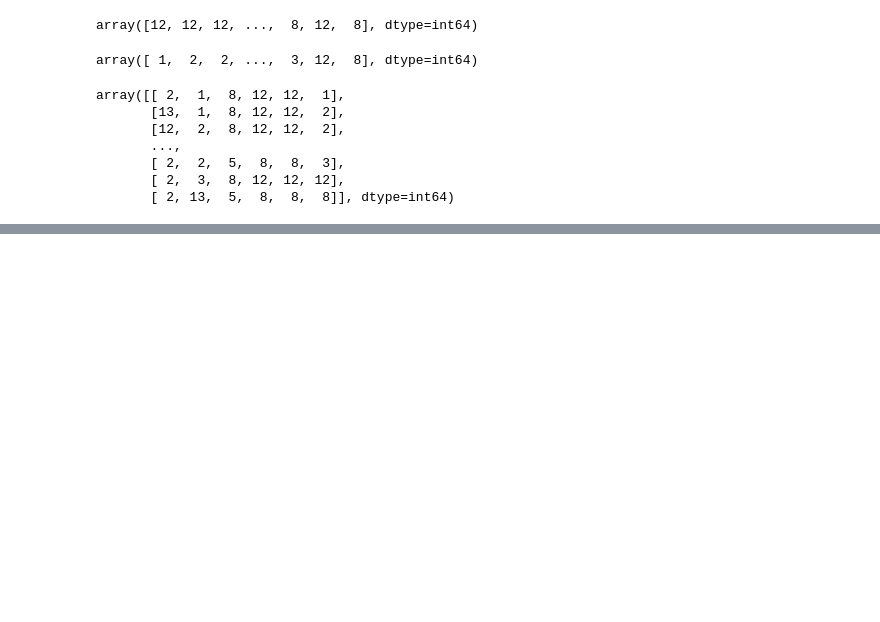
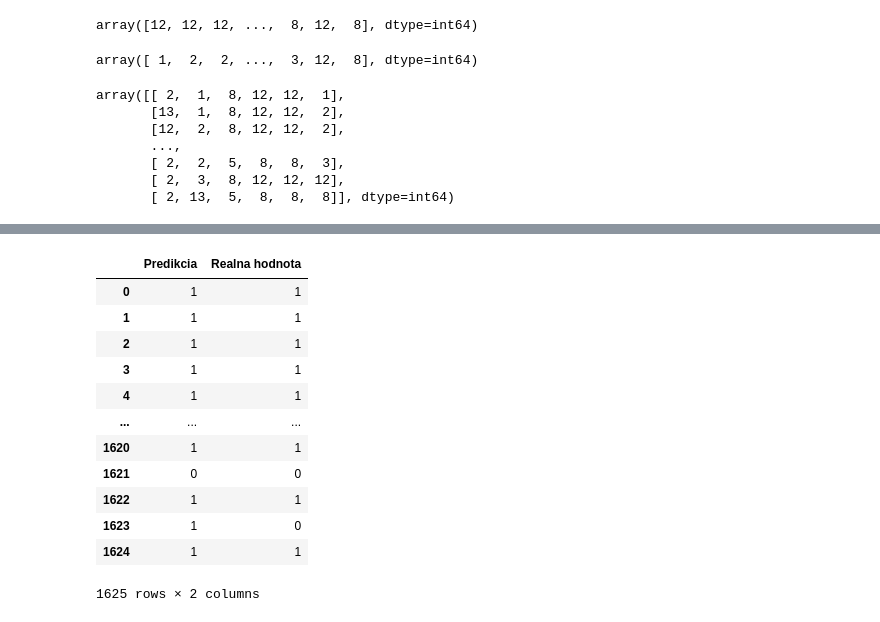
Before and after one commit to Marek98Bartos/Bartos_NS2021, a Jupyter notebook: NS_Hriby_Keras_Colors.ipynb, the cells around one changed output, grey strips where cells are left out. Saved outputs shown, nothing was run; the diff lists cells and outputs as text; code cells hidden in the pictures; blank space fills up the shorter version.

```diff
--- a/NS_Hriby_Keras_Colors.ipynb
+++ b/NS_Hriby_Keras_Colors.ipynb
@@ -270,0 +280,29 @@ array([[ 2,  1,  8, 12, 12,  1],
+# %%
+# Porovnanie skutocnych hodnot s predikciou
+predikovane = KerasModel.predict(testX)
+
+predikovane_Y = []
+
+for j in predikovane:
+    predikovane_Y.append(np.argmax(j))
+
+# Zobrazenie do tabulky
+tabulka = pd.DataFrame()
+tabulka['Predikcia'] = predikovane_Y
+tabulka['Realna hodnota'] = testY
+
+tabulka
+# %% [output]
+|  | Predikcia | Realna hodnota |
+| 0 | 1 | 1 |
+| 1 | 1 | 1 |
+| 2 | 1 | 1 |
+| 3 | 1 | 1 |
+| 4 | 1 | 1 |
+| ... | ... | ... |
+| 1620 | 1 | 1 |
+| 1621 | 0 | 0 |
+| 1622 | 1 | 1 |
+| 1623 | 1 | 0 |
+| 1624 | 1 | 1 |
+1625 rows × 2 columns
```
Also changed, not shown: parts of 30 cells of this notebook.
